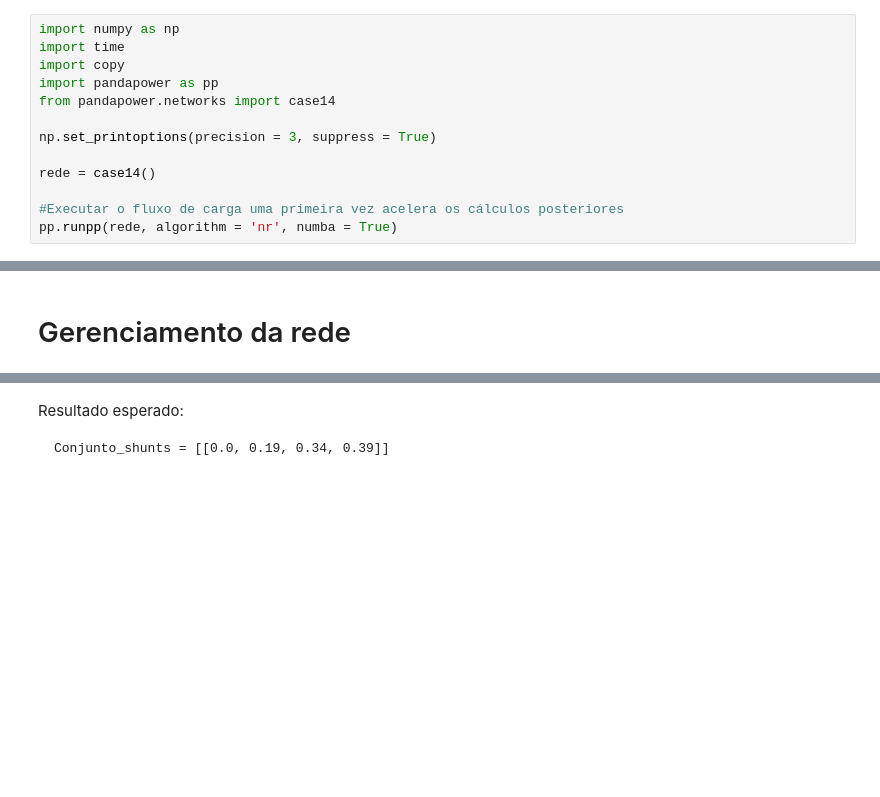
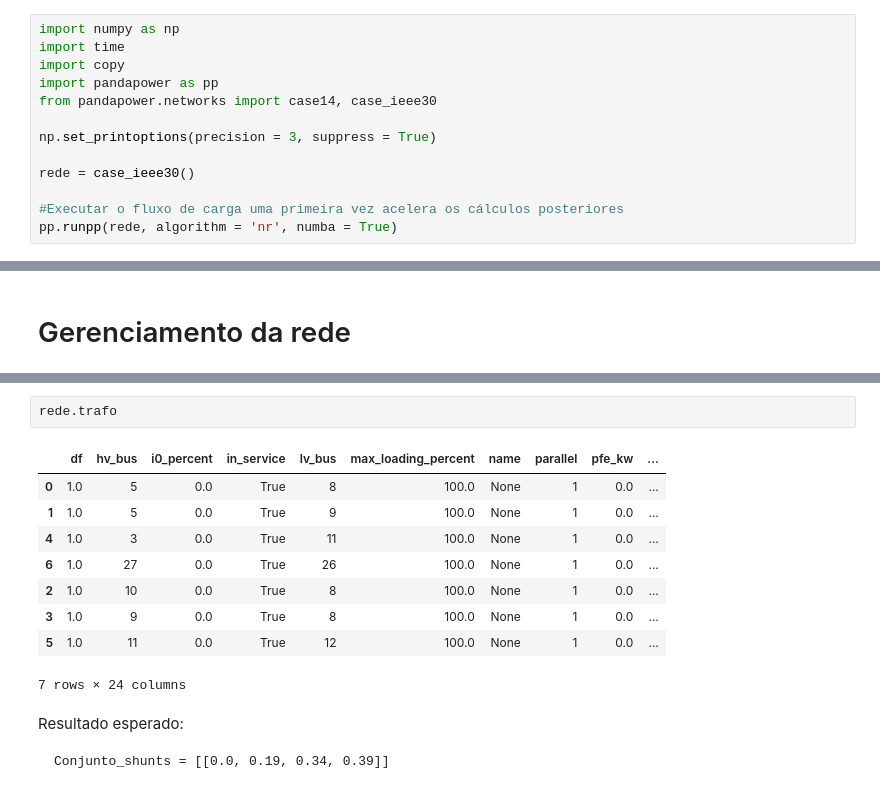
Before and after one commit to LeonardoCampos-EE/FPOR_GWO, a Jupyter notebook: FPORdiscreto_GWO_Demo.ipynb, the cells around one changed output, grey strips where cells are left out. Cells and saved outputs as stored; diff of their text form; blank space fills up the shorter version.

```diff
--- a/FPORdiscreto_GWO_Demo.ipynb
+++ b/FPORdiscreto_GWO_Demo.ipynb
@@ -14,11 +14,11 @@ import numpy as np
 import time
 import copy
 import pandapower as pp
-from pandapower.networks import case14
+from pandapower.networks import case14, case_ieee30
 
 np.set_printoptions(precision = 3, suppress = True)
 
-rede = case14()
+rede = case_ieee30()
 
 #Executar o fluxo de carga uma primeira vez acelera os cálculos posteriores
 pp.runpp(rede, algorithm = 'nr', numba = True)
@@ -437,3 +444,15 @@ O conjunto de valores discretos permitido para o shunt é: [[0.   0.19 0.34 0.39
+# %%
+rede.trafo
+# %% [output]
+|  | df | hv_bus | i0_percent | in_service | lv_bus | max_loading_percent | name | parallel | pfe_kw | ... |
+| 0 | 1.0 | 5 | 0.0 | True | 8 | 100.0 | None | 1 | 0.0 | ... |
+| 1 | 1.0 | 5 | 0.0 | True | 9 | 100.0 | None | 1 | 0.0 | ... |
+| 4 | 1.0 | 3 | 0.0 | True | 11 | 100.0 | None | 1 | 0.0 | ... |
+| 6 | 1.0 | 27 | 0.0 | True | 26 | 100.0 | None | 1 | 0.0 | ... |
+| 2 | 1.0 | 10 | 0.0 | True | 8 | 100.0 | None | 1 | 0.0 | ... |
+| 3 | 1.0 | 9 | 0.0 | True | 8 | 100.0 | None | 1 | 0.0 | ... |
+| 5 | 1.0 | 11 | 0.0 | True | 12 | 100.0 | None | 1 | 0.0 | ... |
+7 rows × 24 columns
 # %% [markdown]
 Resultado esperado:
 
```
Also changed, not shown: parts of 14 cells of this notebook, 1 other file.
